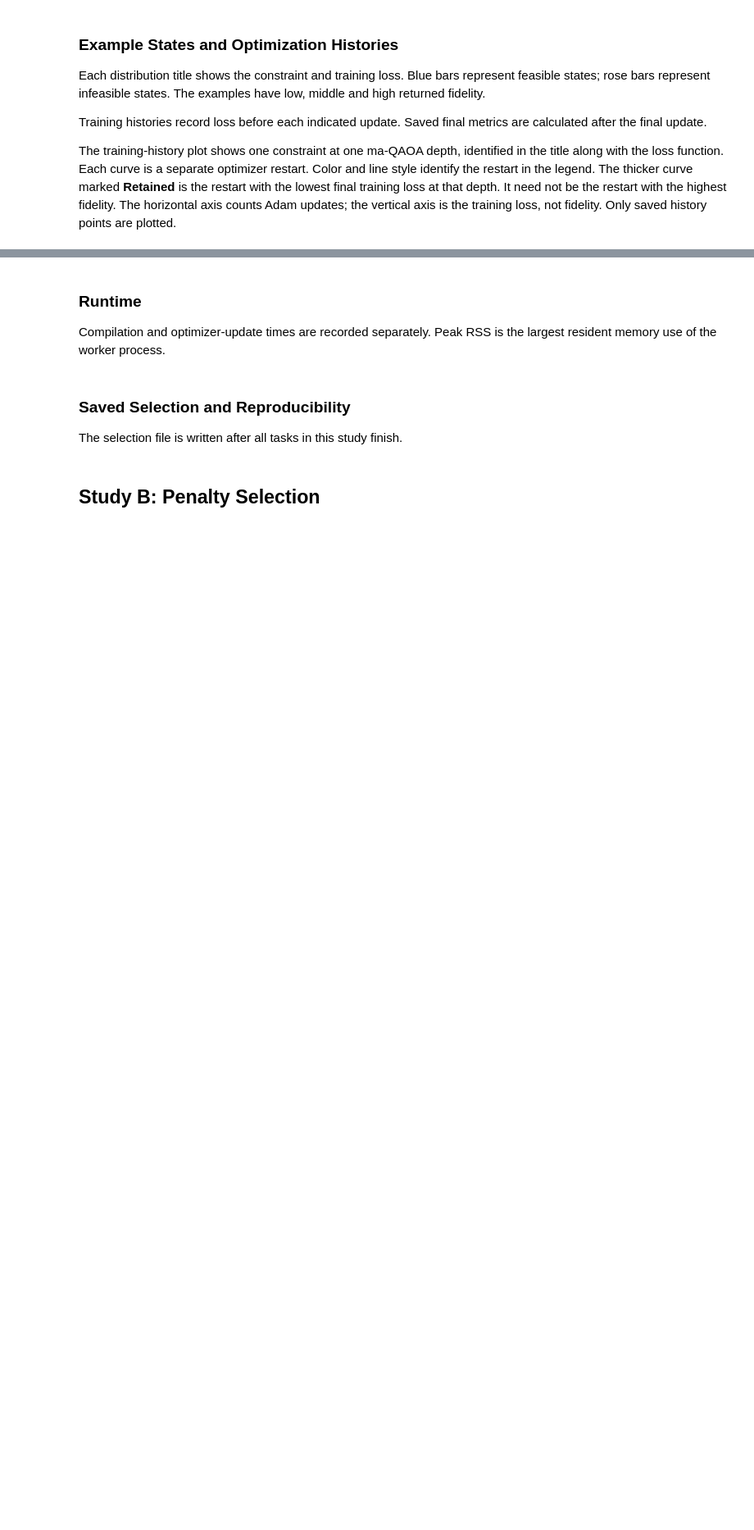
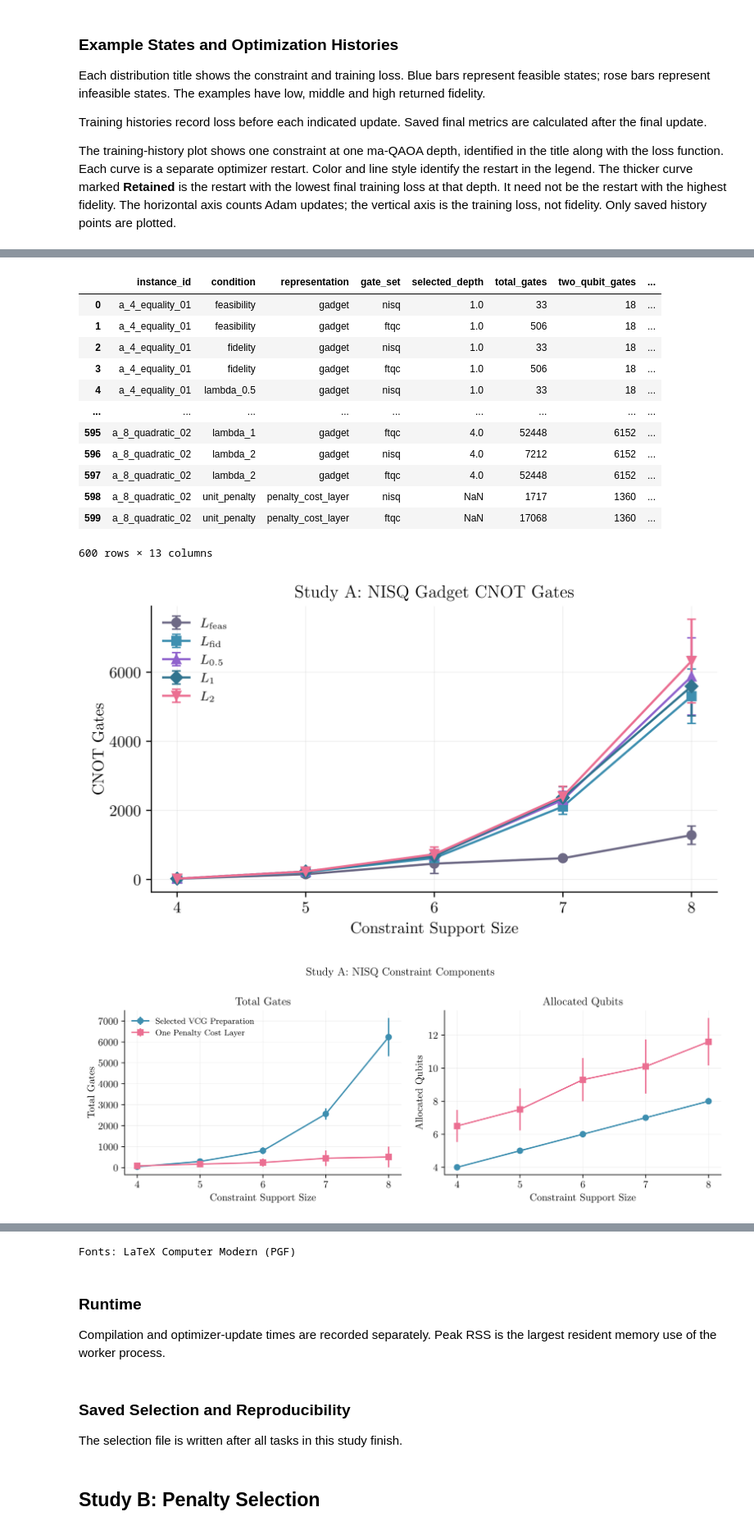
Before and after one commit to Vilcius/constraint_gadgets, a Jupyter notebook: tuning/notebooks/tuning_results.ipynb, the cells around one changed output, grey strips where cells are left out. Shown at 82% size. Saved outputs shown, nothing was run; the diff lists cells and outputs as text; code cells hidden in the pictures; blank space fills up the shorter version.

Commit message:
Integrate qre resource estimates with saved tuning circuits and notebook figures

```diff
--- a/tuning/notebooks/tuning_results.ipynb
+++ b/tuning/notebooks/tuning_results.ipynb
@@ -98,0 +109,17 @@ show_section("examples", "a")
+# %%
+from resource_analysis import estimate_study_a, estimate_study_b, resource_figures
+resource_a = estimate_study_a(RESULTS_DIR)
+selection_path = RESULTS_DIR / "selected_loss.json"
+selected_loss = json.loads(selection_path.read_text())["condition"] if selection_path.exists() else "fidelity"
+print("Resource Rows:", len(resource_a))
+if not resource_a.empty:
+    display(resource_a.groupby(["representation", "status", "gate_set"]).size().rename("Rows"))
+    display(resource_a.groupby(["gate_set", "condition", "representation"])[
+        ["total_gates", "two_qubit_gates", "t_gates", "n_allocated", "total_wires"]].mean())
+    display(resource_a[["instance_id", "condition", "representation", "gate_set",
+        "selected_depth", "total_gates", "two_qubit_gates", "t_gates", "n_slack",
+        "n_allocated", "algo_wires", "zeroed_wires", "any_state_wires"]])
+    for path in resource_figures(resource_a, "a", writers["a"], selected_loss):
+        display(Image(filename=str(path), width=900))
+    print("Fonts:", writers["a"].font_status)
+# %% [output]
@@ -98,0 +147,15 @@ show_section("examples", "a")
+|  | instance_id | condition | representation | gate_set | selected_depth | total_gates | two_qubit_gates | ... |
+| 0 | a_4_equality_01 | feasibility | gadget | nisq | 1.0 | 33 | 18 | ... |
+| 1 | a_4_equality_01 | feasibility | gadget | ftqc | 1.0 | 506 | 18 | ... |
+| 2 | a_4_equality_01 | fidelity | gadget | nisq | 1.0 | 33 | 18 | ... |
+| 3 | a_4_equality_01 | fidelity | gadget | ftqc | 1.0 | 506 | 18 | ... |
+| 4 | a_4_equality_01 | lambda_0.5 | gadget | nisq | 1.0 | 33 | 18 | ... |
+| ... | ... | ... | ... | ... | ... | ... | ... | ... |
+| 595 | a_8_quadratic_02 | lambda_1 | gadget | ftqc | 4.0 | 52448 | 6152 | ... |
+| 596 | a_8_quadratic_02 | lambda_2 | gadget | nisq | 4.0 | 7212 | 6152 | ... |
+| 597 | a_8_quadratic_02 | lambda_2 | gadget | ftqc | 4.0 | 52448 | 6152 | ... |
+| 598 | a_8_quadratic_02 | unit_penalty | penalty_cost_layer | nisq | NaN | 1717 | 1360 | ... |
+| 599 | a_8_quadratic_02 | unit_penalty | penalty_cost_layer | ftqc | NaN | 17068 | 1360 | ... |
+600 rows × 13 columns
+[figure, added]
+[figure, added]
@@ -99,3 +164,4 @@ show_section("examples", "a")
+Fonts: LaTeX Computer Modern (PGF)
 # %% [markdown]
 ### Runtime
 
```
Also changed, not shown: parts of 4 cells of this notebook, 26 other files.
